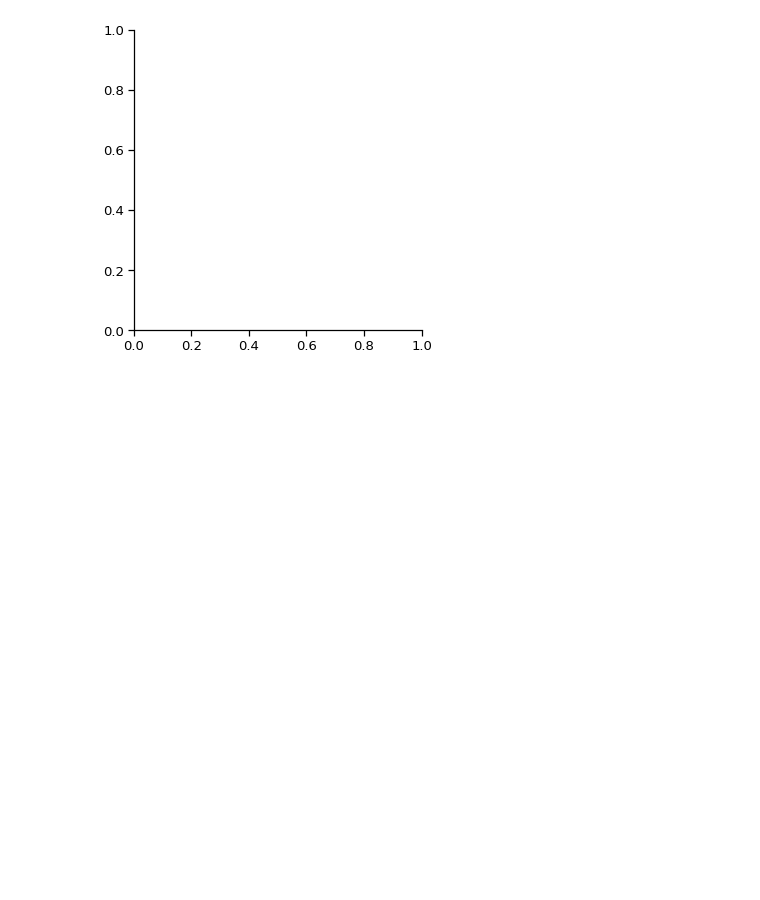
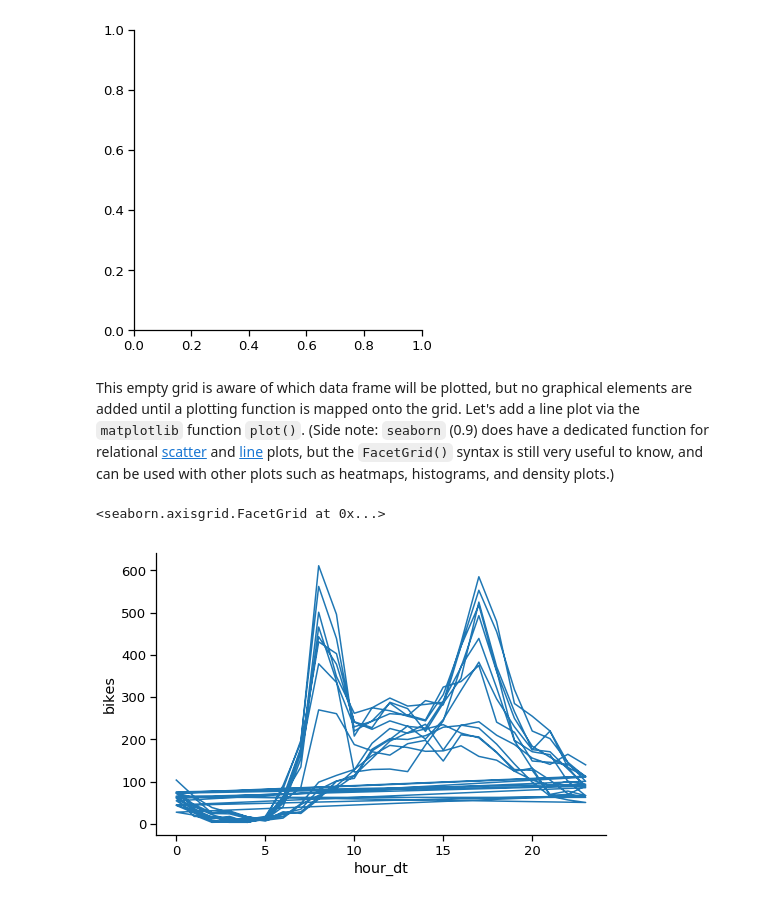
Before and after one commit to mbonsma/python-workshop, a Jupyter notebook: python-workshop.ipynb, the cells around one changed output. Saved outputs shown, nothing was run; the diff lists cells and outputs as text; code cells hidden in the pictures; blank space fills up the shorter version.

```diff
--- a/python-workshop.ipynb
+++ b/python-workshop.ipynb
@@ -1887,3 +1889,13 @@ sns.FacetGrid(data=bike_counts_daily_totals, hue='weather', size=5)
 # %% [output]
 <seaborn.axisgrid.FacetGrid at 0x...>
 [figure]
+# %% [markdown]
+This empty grid is aware of which data frame will be plotted, but no graphical elements are added until a plotting function is mapped onto the grid. Let's add a line plot via the `matplotlib` function `plot()`. (Side note: `seaborn` (0.9) does have a dedicated function for relational [scatter](https://seaborn.pydata.org/generated/seaborn.scatterplot.html) and [line](https://seaborn.pydata.org/generated/seaborn.lineplot.html) plots, but the `FacetGrid()` syntax is still very useful to know, and can be used with other plots such as heatmaps, histograms, and density plots.)
+# %%
+import matplotlib.pyplot as plt
+
+g = sns.FacetGrid(data=bike_counts_total, aspect = 1.5, height = 5) # `aspect` controls the width of the plot
+g.map(plt.plot, 'hour_dt', 'bikes')
+# %% [output]
+<seaborn.axisgrid.FacetGrid at 0x...>
+[figure, added]
```
Also changed, not shown: parts of 59 cells of this notebook.
